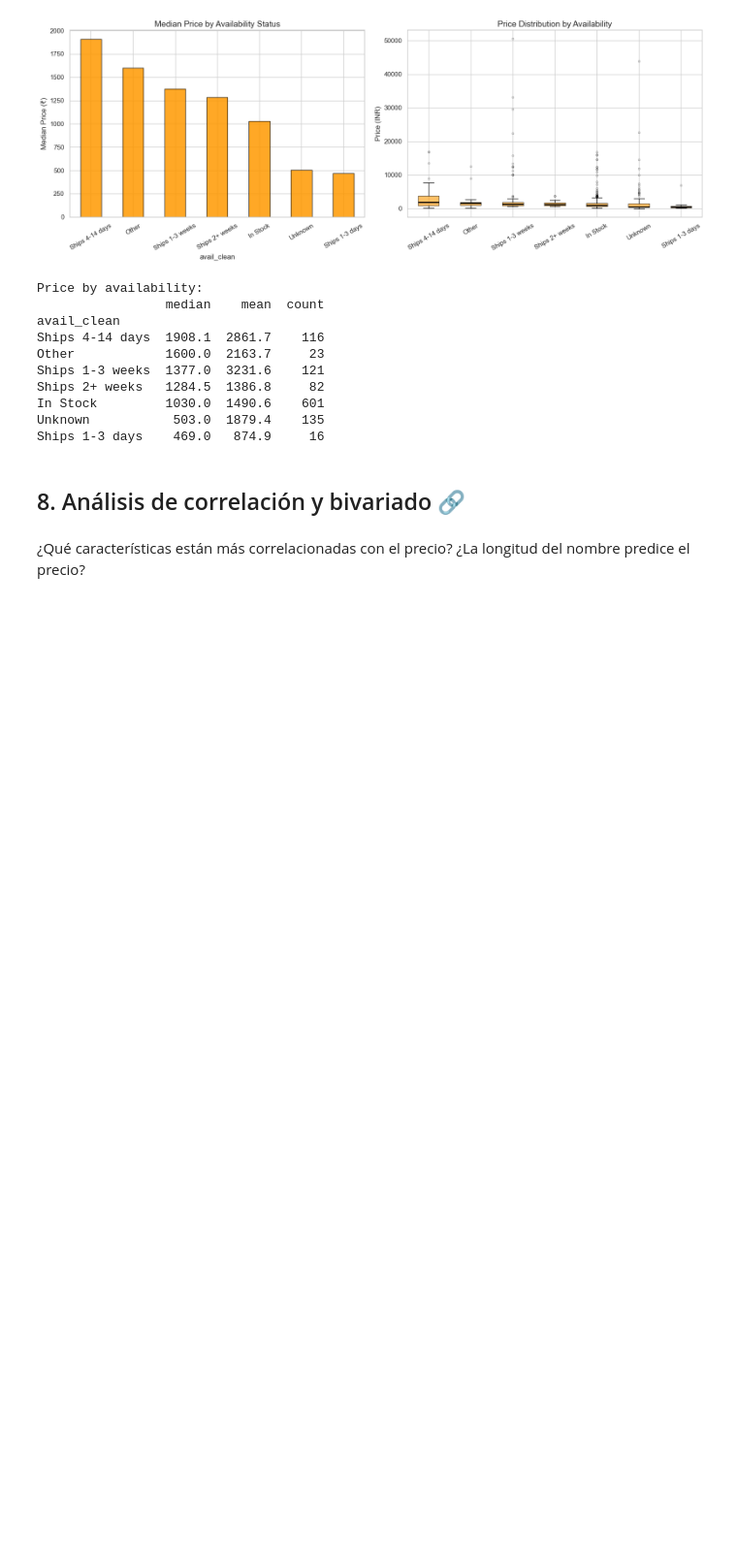
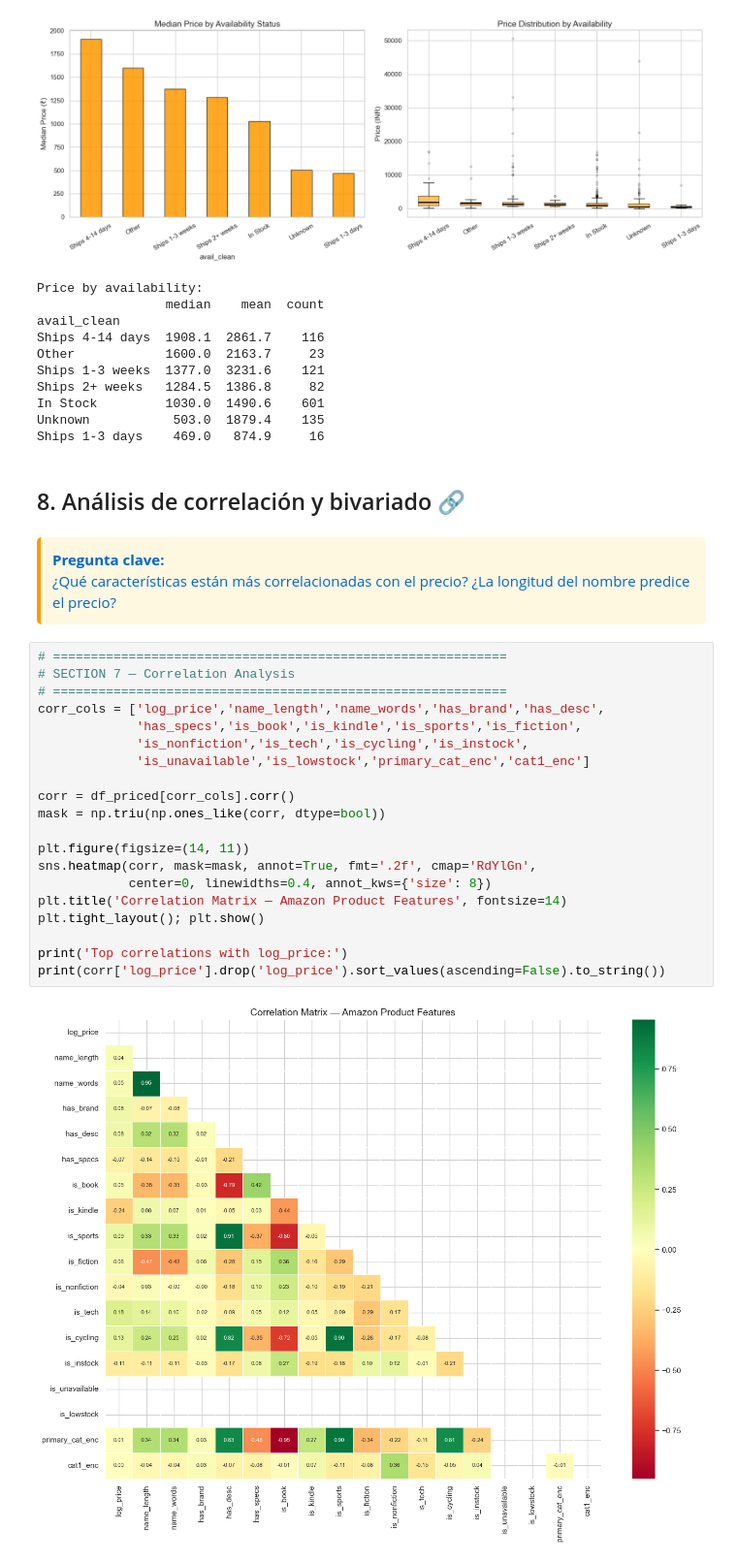
Before and after one commit to Miche1512/9AIEVND-ADND-Practicas-230091, a Jupyter notebook: Practica04/Practica04-230091.ipynb, the cells around one changed output. Shown at 97% size. Saved outputs shown, nothing was run; the diff lists cells and outputs as text; blank space fills up the shorter version.

```diff
--- a/Practica04/Practica04-230091.ipynb
+++ b/Practica04/Practica04-230091.ipynb
@@ -630,4 +630,29 @@ Ships 1-3 days    469.0   874.9     16
 # %% [markdown]
 ## 8. Análisis de correlación y bivariado 🔗
 # %% [markdown]
-¿Qué características están más correlacionadas con el precio? ¿La longitud del nombre predice el precio?
+<div style="background: #fff8e1; padding:12px; border-left:4px solid #FF9900; border-radius:5px; color: #0066cc;">
+<b>Pregunta clave:</b><br>
+  ¿Qué características están más correlacionadas con el precio? ¿La longitud del nombre predice el precio?
+</div>
+# %%
+# ============================================================
+# SECTION 7 — Correlation Analysis
+# ============================================================
+corr_cols = ['log_price','name_length','name_words','has_brand','has_desc',
+             'has_specs','is_book','is_kindle','is_sports','is_fiction',
+             'is_nonfiction','is_tech','is_cycling','is_instock',
+             'is_unavailable','is_lowstock','primary_cat_enc','cat1_enc']
+
+corr = df_priced[corr_cols].corr()
+mask = np.triu(np.ones_like(corr, dtype=bool))
+
+plt.figure(figsize=(14, 11))
+sns.heatmap(corr, mask=mask, annot=True, fmt='.2f', cmap='RdYlGn',
+            center=0, linewidths=0.4, annot_kws={'size': 8})
+plt.title('Correlation Matrix — Amazon Product Features', fontsize=14)
+plt.tight_layout(); plt.show()
+
+print('Top correlations with log_price:')
+print(corr['log_price'].drop('log_price').sort_values(ascending=False).to_string())
+# %% [output]
+[figure, added]
```
Also changed, not shown: parts of 3 cells of this notebook.
